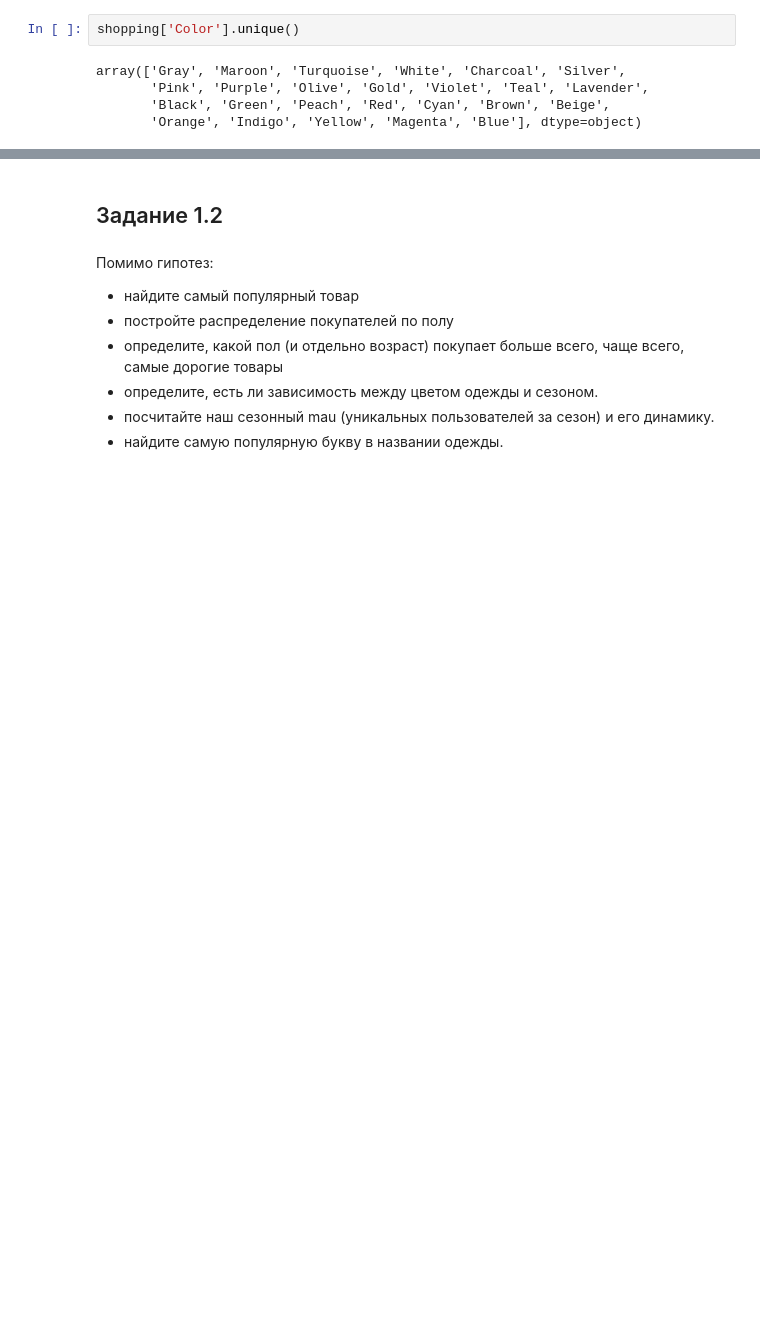
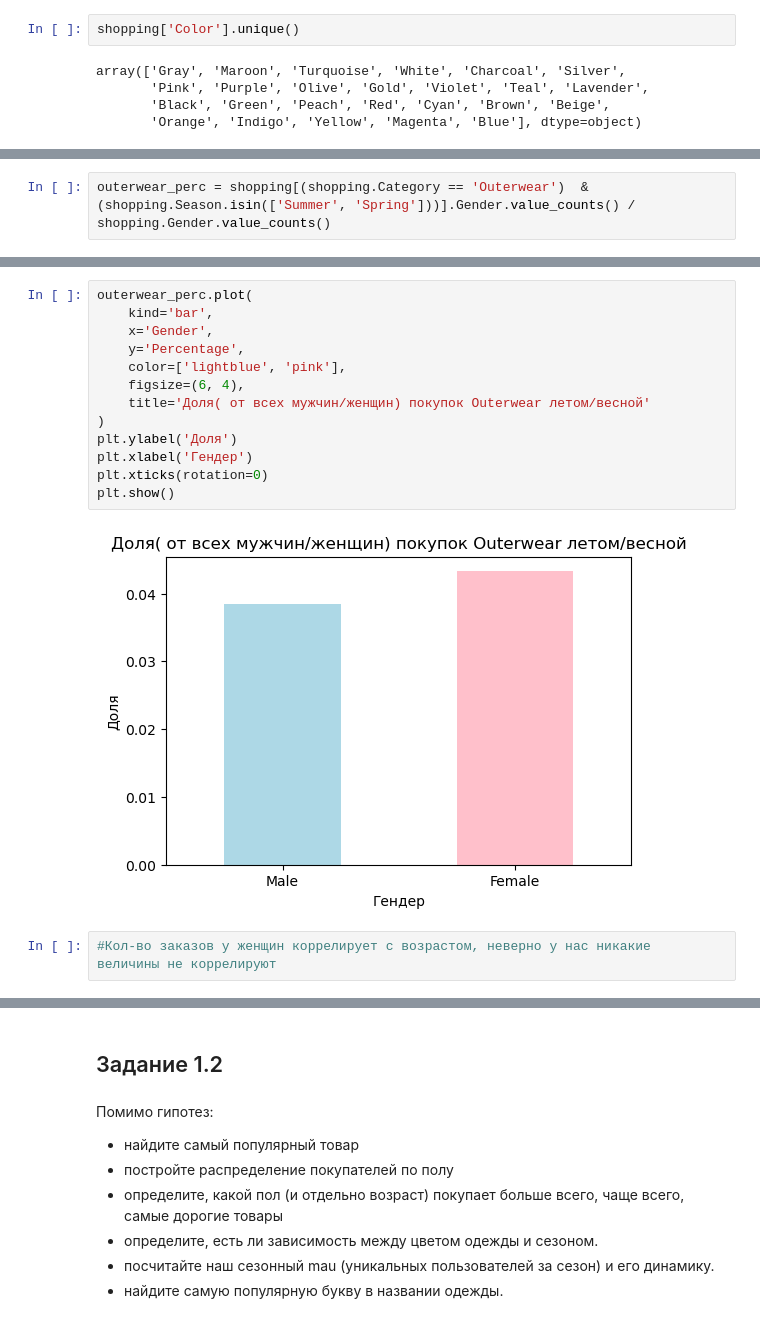
Before and after one commit to golubeva-olga/WB, a Jupyter notebook: EDA/WB_DA_Python_HW-2.ipynb, the cells around one changed output, grey strips where cells are left out. Drawn from its saved outputs; the diff is of its cells as text; blank space fills up the shorter version.

```diff
--- a/EDA/WB_DA_Python_HW-2.ipynb
+++ b/EDA/WB_DA_Python_HW-2.ipynb
@@ -122,0 +234,2 @@ array(['Gray', 'Maroon', 'Turquoise', 'White', 'Charcoal', 'Silver',
+# %%
+outerwear_perc = shopping[(shopping.Category == 'Outerwear')  &  (shopping.Season.isin(['Summer', 'Spring']))].Gender.value_counts() /  shopping.Gender.value_counts()
@@ -122,0 +243,17 @@ array(['Gray', 'Maroon', 'Turquoise', 'White', 'Charcoal', 'Silver',
+# %%
+outerwear_perc.plot(
+    kind='bar',
+    x='Gender',
+    y='Percentage',
+    color=['lightblue', 'pink'],
+    figsize=(6, 4),
+    title='Доля( от всех мужчин/женщин) покупок Outerwear летом/весной'
+)
+plt.ylabel('Доля')
+plt.xlabel('Гендер')
+plt.xticks(rotation=0)
+plt.show()
+# %% [output]
+[figure, added]
+# %%
+#Кол-во заказов у женщин коррелирует с возрастом, неверно у нас никакие  величины не коррелируют
```
Also changed, not shown: parts of 36 cells of this notebook, 1 other file.
